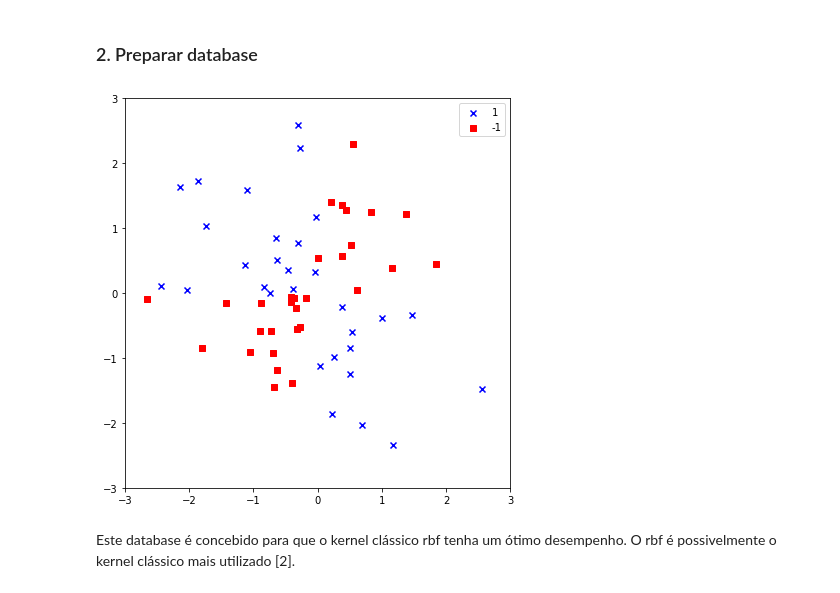
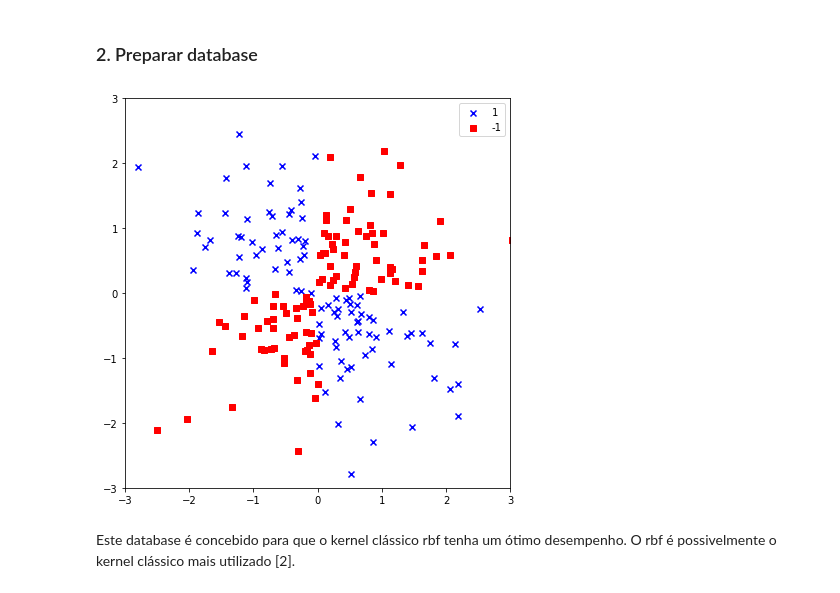
Before and after one commit to jhromeiro/BeerQuantumChallenge, a Jupyter notebook: xorData.ipynb, the cells around one changed output. Cells and saved outputs as stored; diff of their text form; code cells hidden in the pictures.

```diff
--- a/xorData.ipynb
+++ b/xorData.ipynb
@@ -49,33 +49,33 @@ from sklearn.metrics import accuracy_score
 # %%
 # Import packages to do the classifying
 import numpy as np
 from sklearn.svm import SVC
 
 # Create Dataset
-np.random.seed(2)
-X_xor = np.random.randn(60, 2)
+np.random.seed(1)
+X_xor = np.random.randn(200, 2)
 y_xor = np.logical_xor(X_xor[:, 0] > 0,
                        X_xor[:, 1] > 0)
 y_xor = np.where(y_xor, 1, -1)
 
 fig = plt.figure(figsize=(6,6))
 plt.scatter(X_xor[y_xor == 1, 0],
             X_xor[y_xor == 1, 1],
             c='b', marker='x',
             label='1')
 plt.scatter(X_xor[y_xor == -1, 0],
             X_xor[y_xor == -1, 1],
             c='r',
             marker='s',
             label='-1')
 
 plt.xlim([-3, 3])
 plt.ylim([-3, 3])
 plt.legend(loc='best')
 plt.tight_layout()
 plt.show()
 # %% [output]
-[figure, old version]
+[figure, new version]
 # %% [markdown]
 Este database é concebido para que o kernel clássico rbf tenha um ótimo desempenho. O rbf é possivelmente o kernel clássico mais utilizado [2].
 # %% [markdown]
```
Also changed, not shown: parts of 9 cells of this notebook, 1 other file.
